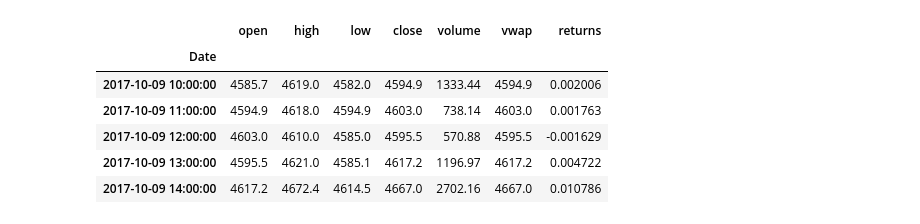
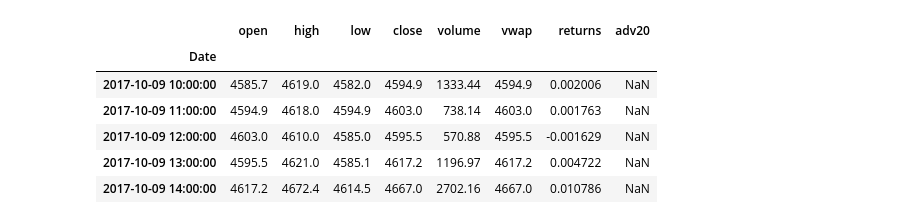
Before and after one commit to jaNGOB/101Alphas, a Jupyter notebook: tests.ipynb, the cells around one changed output. Cells and saved outputs as stored; diff of their text form; code cells hidden in the pictures.

```diff
--- a/tests.ipynb
+++ b/tests.ipynb
@@ -6,20 +6,21 @@ import numpy as np
 # %%
 btc = pd.read_csv('C:/Users/gobel/code/research_env/data/Bitfinex_BTCUSD_1h.csv', index_col='Date', parse_dates=True)
 btc = btc.iloc[::-1]
 btc = btc.reset_index()
 btc.Date = pd.to_datetime(btc.Date, format='%Y-%m-%d %I-%p')
 btc = btc.set_index('Date')
 btc = btc.drop(['Symbol', 'Volume To'], axis=1)
 btc.columns = ['open', 'high', 'low', 'close', 'volume']
 btc['vwap'] = u.vwap(btc)
 btc['returns'] = u.returns(btc)
+btc['adv20'] = u.adv(btc, 20)
 btc = btc[1:]
 btc.head()
 # %% [output]
-|  | open | high | low | close | volume | vwap | returns |
-| Date |  |  |  |  |  |  |  |
-| 2017-10-09 10:00:00 | 4585.7 | 4619.0 | 4582.0 | 4594.9 | 1333.44 | 4594.9 | 0.002006 |
-| 2017-10-09 11:00:00 | 4594.9 | 4618.0 | 4594.9 | 4603.0 | 738.14 | 4603.0 | 0.001763 |
-| 2017-10-09 12:00:00 | 4603.0 | 4610.0 | 4585.0 | 4595.5 | 570.88 | 4595.5 | -0.001629 |
-| 2017-10-09 13:00:00 | 4595.5 | 4621.0 | 4585.1 | 4617.2 | 1196.97 | 4617.2 | 0.004722 |
-| 2017-10-09 14:00:00 | 4617.2 | 4672.4 | 4614.5 | 4667.0 | 2702.16 | 4667.0 | 0.010786 |
+|  | open | high | low | close | volume | vwap | returns | adv20 |
+| Date |  |  |  |  |  |  |  |  |
+| 2017-10-09 10:00:00 | 4585.7 | 4619.0 | 4582.0 | 4594.9 | 1333.44 | 4594.9 | 0.002006 | NaN |
+| 2017-10-09 11:00:00 | 4594.9 | 4618.0 | 4594.9 | 4603.0 | 738.14 | 4603.0 | 0.001763 | NaN |
+| 2017-10-09 12:00:00 | 4603.0 | 4610.0 | 4585.0 | 4595.5 | 570.88 | 4595.5 | -0.001629 | NaN |
+| 2017-10-09 13:00:00 | 4595.5 | 4621.0 | 4585.1 | 4617.2 | 1196.97 | 4617.2 | 0.004722 | NaN |
+| 2017-10-09 14:00:00 | 4617.2 | 4672.4 | 4614.5 | 4667.0 | 2702.16 | 4667.0 | 0.010786 | NaN |
```
Also changed, not shown: parts of 10 cells of this notebook, 3 other files.
